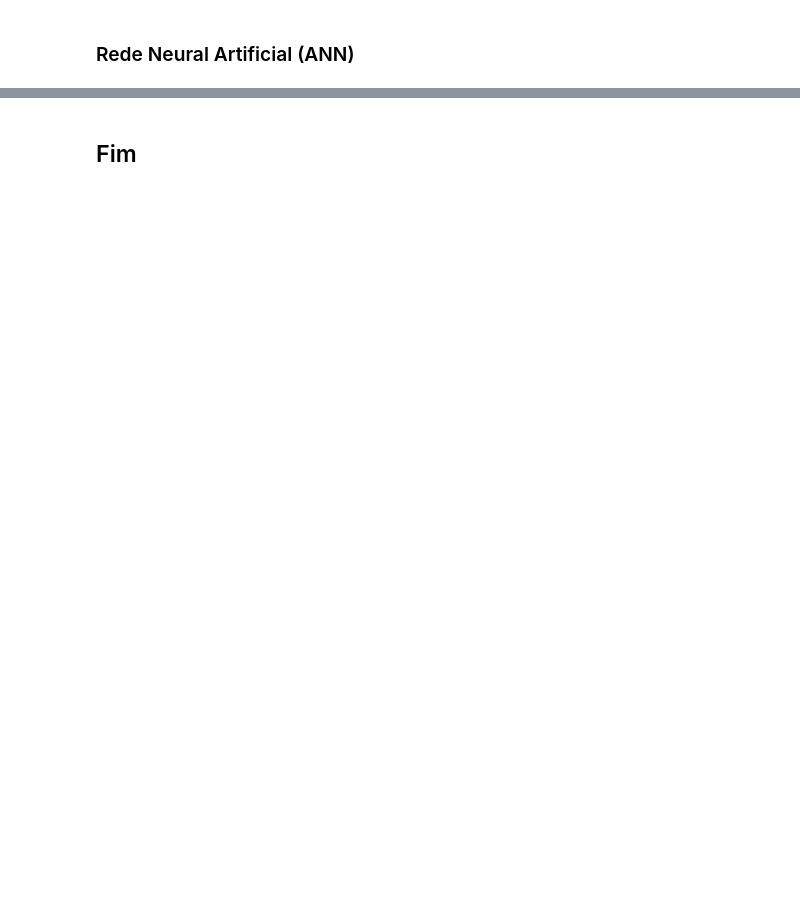
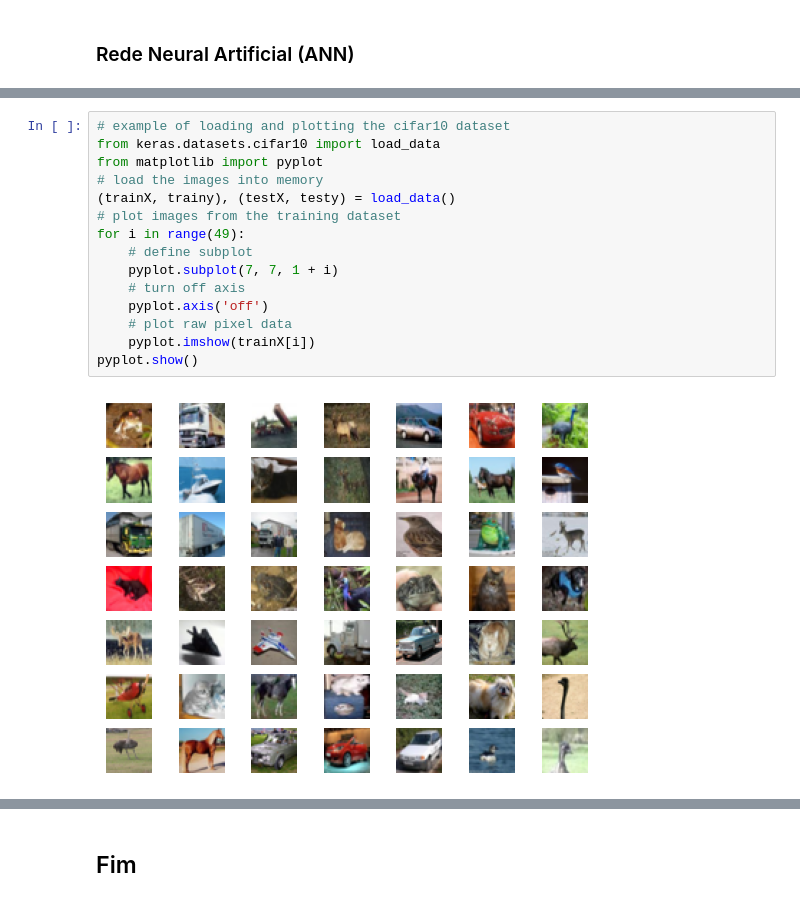
Before and after one commit to machadodecastro/python-ciencia-dados, a Jupyter notebook: cap13_machine_learning.ipynb, the cells around one changed output, grey strips where cells are left out. Cells and saved outputs as stored; diff of their text form; blank space fills up the shorter version.

```diff
--- a/cap13_machine_learning.ipynb
+++ b/cap13_machine_learning.ipynb
@@ -313,0 +368,17 @@ Precisão: 1.0
+# %%
+# example of loading and plotting the cifar10 dataset
+from keras.datasets.cifar10 import load_data
+from matplotlib import pyplot
+# load the images into memory
+(trainX, trainy), (testX, testy) = load_data()
+# plot images from the training dataset
+for i in range(49):
+	# define subplot
+	pyplot.subplot(7, 7, 1 + i)
+	# turn off axis
+	pyplot.axis('off')
+	# plot raw pixel data
+	pyplot.imshow(trainX[i])
+pyplot.show()
+# %% [output]
+[figure, added]
```
Also changed, not shown: parts of 41 cells of this notebook, 1 other file.
